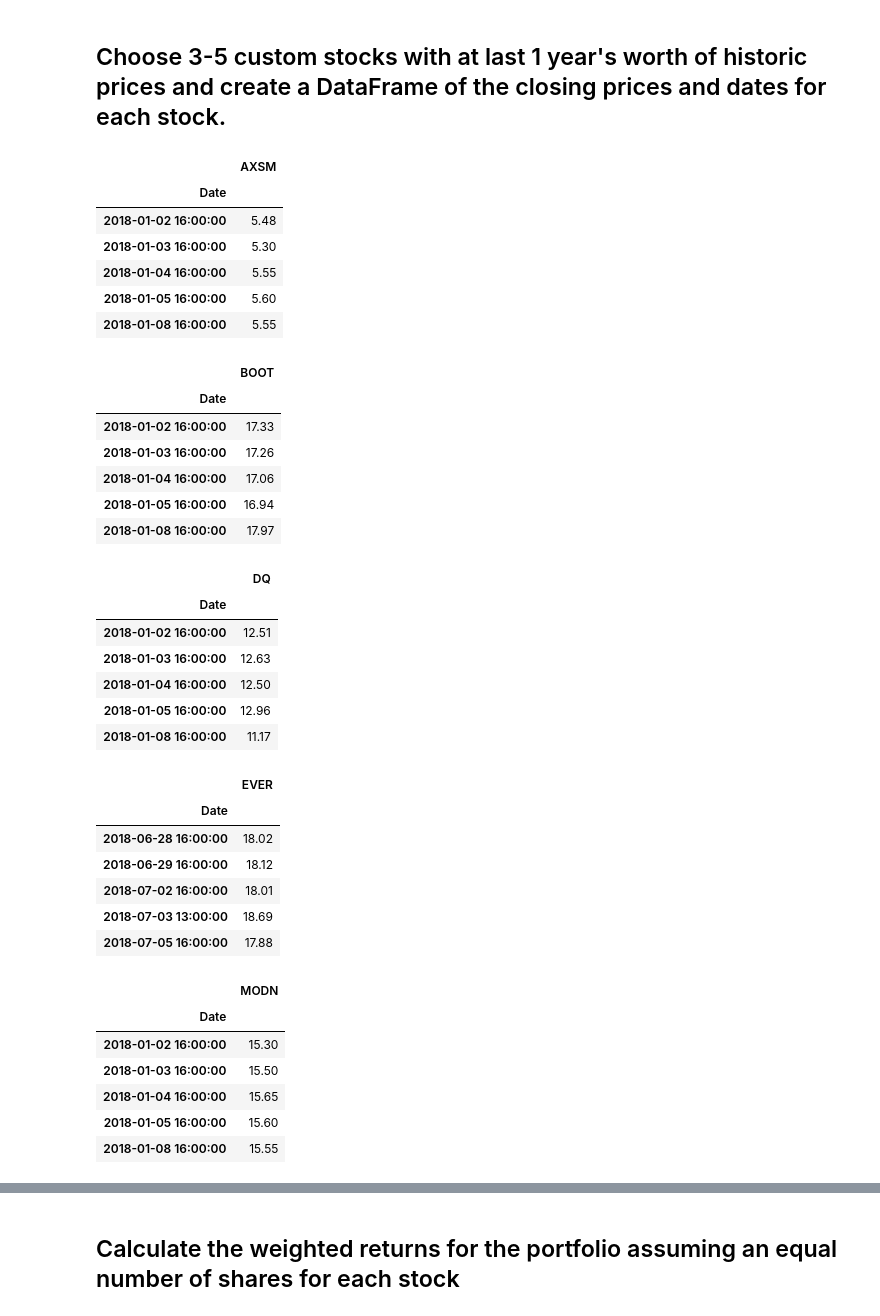
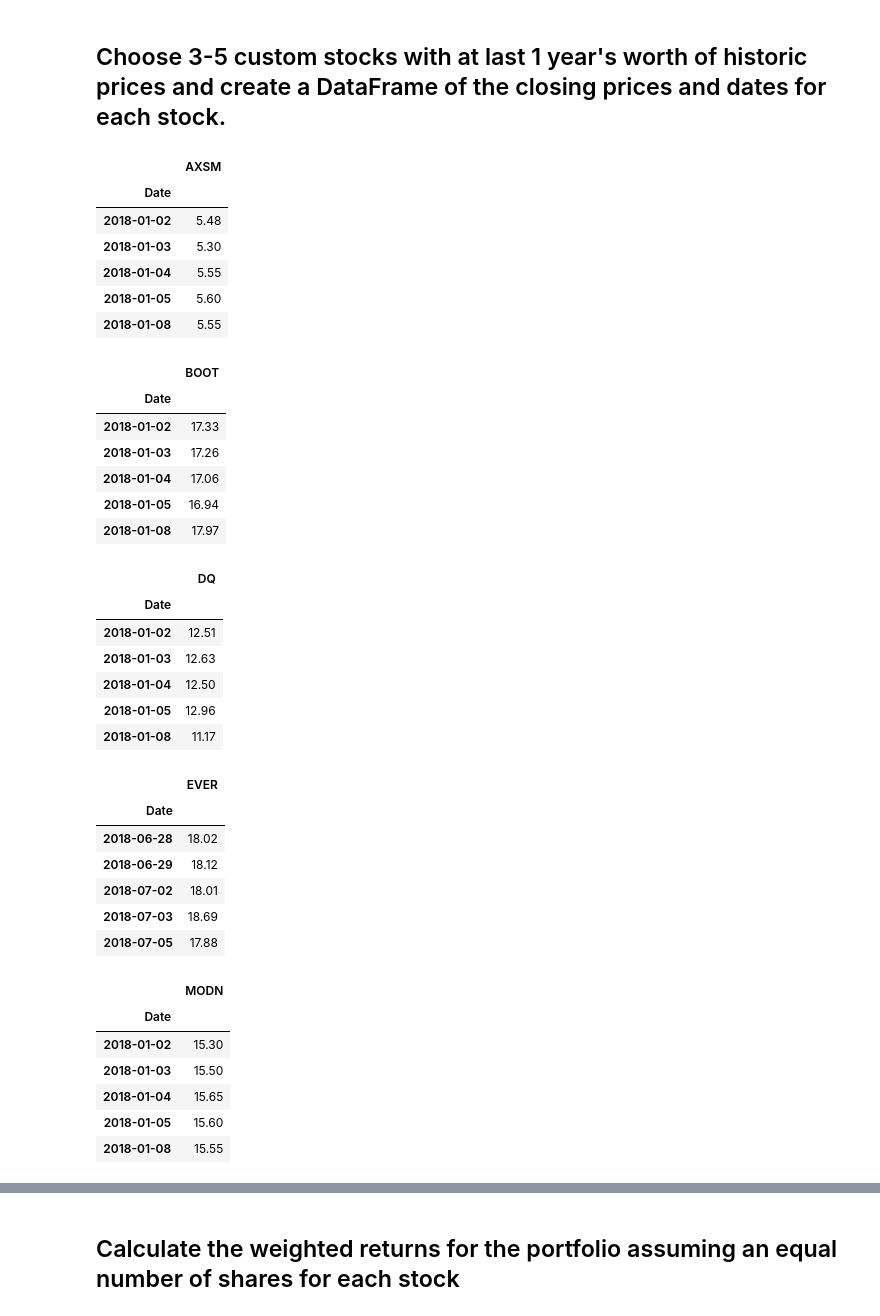
Before and after one commit to chaka37/Pandas, a Jupyter notebook: whale_analysis.ipynb, the cells around one changed output, grey strips where cells are left out. Cells and saved outputs as stored; diff of their text form; code cells hidden in the pictures.

```diff
--- a/whale_analysis.ipynb
+++ b/whale_analysis.ipynb
@@ -596,26 +596,26 @@ In this section, you will build your own portfolio of stocks, calculate the retu
 ## Choose 3-5 custom stocks with at last 1 year's worth of historic prices and create a DataFrame of the closing prices and dates for each stock.
 # %%
 # Reading data from 1st stock
-axsm_stock_data = Path("Custom_stocks/axsm_stock_data - Sheet1 (1).csv")
-axsm_df = pd.read_csv(axsm_stock_data)
+axsm_stock_data = Path("Custom_stocks/axsm_stock_data - Sheet1 (4).csv")
+axsm_df = pd.read_csv(axsm_stock_data, infer_datetime_format=True, parse_dates=True)
 axsm_df.set_index(
-    pd.to_datetime(axsm_df['Date'], infer_datetime_format=True)
+    pd.to_datetime(axsm_df['Date'])
     , inplace=True
     )
 axsm_df.drop("Date", axis=1, inplace=True)
 axsm_df.rename(columns={'Close' : 'AXSM'},inplace=True)
 axsm_df.head()
 # %% [output]
 |  | AXSM |
 | Date |  |
-| 2018-01-02 16:00:00 | 5.48 |
-| 2018-01-03 16:00:00 | 5.30 |
-| 2018-01-04 16:00:00 | 5.55 |
-| 2018-01-05 16:00:00 | 5.60 |
-| 2018-01-08 16:00:00 | 5.55 |
+| 2018-01-02 | 5.48 |
+| 2018-01-03 | 5.30 |
+| 2018-01-04 | 5.55 |
+| 2018-01-05 | 5.60 |
+| 2018-01-08 | 5.55 |
 # %%
 # Reading data from 2nd stock
-boot_stock_data = Path("Custom_stocks/boot_stock_data - Sheet1 (1).csv")
+boot_stock_data = Path("Custom_stocks/boot_stock_data - Sheet1 (2).csv")
 boot_df = pd.read_csv(boot_stock_data)
 boot_df.set_index(
     pd.to_datetime(boot_df['Date'], infer_datetime_format=True)
@@ -627,14 +627,14 @@ boot_df.head()
 # %% [output]
 |  | BOOT |
 | Date |  |
-| 2018-01-02 16:00:00 | 17.33 |
-| 2018-01-03 16:00:00 | 17.26 |
-| 2018-01-04 16:00:00 | 17.06 |
-| 2018-01-05 16:00:00 | 16.94 |
-| 2018-01-08 16:00:00 | 17.97 |
+| 2018-01-02 | 17.33 |
+| 2018-01-03 | 17.26 |
+| 2018-01-04 | 17.06 |
+| 2018-01-05 | 16.94 |
+| 2018-01-08 | 17.97 |
 # %%
 # Reading data from 3rd stock
-dq_stock_data = Path("Custom_stocks/dq_stock_data - Sheet1 (1).csv")
+dq_stock_data = Path("Custom_stocks\dq_stock_data - Sheet1 (3).csv")
 dq_df = pd.read_csv(dq_stock_data)
 dq_df.set_index(
     pd.to_datetime(dq_df['Date'], infer_datetime_format=True)
@@ -646,33 +646,28 @@ dq_df.head()
 # %% [output]
 |  | DQ |
 | Date |  |
-| 2018-01-02 16:00:00 | 12.51 |
-| 2018-01-03 16:00:00 | 12.63 |
-| 2018-01-04 16:00:00 | 12.50 |
-| 2018-01-05 16:00:00 | 12.96 |
-| 2018-01-08 16:00:00 | 11.17 |
+| 2018-01-02 | 12.51 |
+| 2018-01-03 | 12.63 |
+| 2018-01-04 | 12.50 |
+| 2018-01-05 | 12.96 |
+| 2018-01-08 | 11.17 |
 # %%
 # Reading data from 4th stock
-ever_stock_data = Path("Custom_stocks\ever_stock_data  - Sheet1.csv")
-ever_df = pd.read_csv(ever_stock_data)
-ever_df.set_index(
-    pd.to_datetime(ever_df['Date'], infer_datetime_format=True)
-    , inplace=True
-)
-ever_df.drop("Date", axis=1, inplace=True)
+ever_stock_data = Path("Custom_stocks\ever_stock_data  - Sheet1 (1).csv")
+ever_df = pd.read_csv(ever_stock_data, infer_datetime_format=True, parse_dates=True, index_col="Date")
 ever_df.rename(columns={'Close' : 'EVER'},inplace=True)
 ever_df.head()
 # %% [output]
 |  | EVER |
 | Date |  |
-| 2018-06-28 16:00:00 | 18.02 |
-| 2018-06-29 16:00:00 | 18.12 |
-| 2018-07-02 16:00:00 | 18.01 |
-| 2018-07-03 13:00:00 | 18.69 |
-| 2018-07-05 16:00:00 | 17.88 |
+| 2018-06-28 | 18.02 |
+| 2018-06-29 | 18.12 |
+| 2018-07-02 | 18.01 |
+| 2018-07-03 | 18.69 |
+| 2018-07-05 | 17.88 |
 # %%
 # Reading data from 5th stock
-modn_stock_data = Path("Custom_stocks\modn_stock_data - Sheet1 (1).csv")
+modn_stock_data = Path("Custom_stocks\modn_stock_data - Sheet1 (2).csv")
 modn_df = pd.read_csv(modn_stock_data)
 modn_df.set_index(
     pd.to_datetime(modn_df['Date'], infer_datetime_format=True)
@@ -684,11 +679,11 @@ modn_df.head()
 # %% [output]
 |  | MODN |
 | Date |  |
-| 2018-01-02 16:00:00 | 15.30 |
-| 2018-01-03 16:00:00 | 15.50 |
-| 2018-01-04 16:00:00 | 15.65 |
-| 2018-01-05 16:00:00 | 15.60 |
-| 2018-01-08 16:00:00 | 15.55 |
+| 2018-01-02 | 15.30 |
+| 2018-01-03 | 15.50 |
+| 2018-01-04 | 15.65 |
+| 2018-01-05 | 15.60 |
+| 2018-01-08 | 15.55 |
 # %%
 # Combine all stocks in a single DataFrame
 custom_portfolio = pd.concat([axsm_df, boot_df, dq_df, ever_df, modn_df], axis="columns", join="inner")
```
Also changed, not shown: parts of 15 cells of this notebook, 10 other files.
